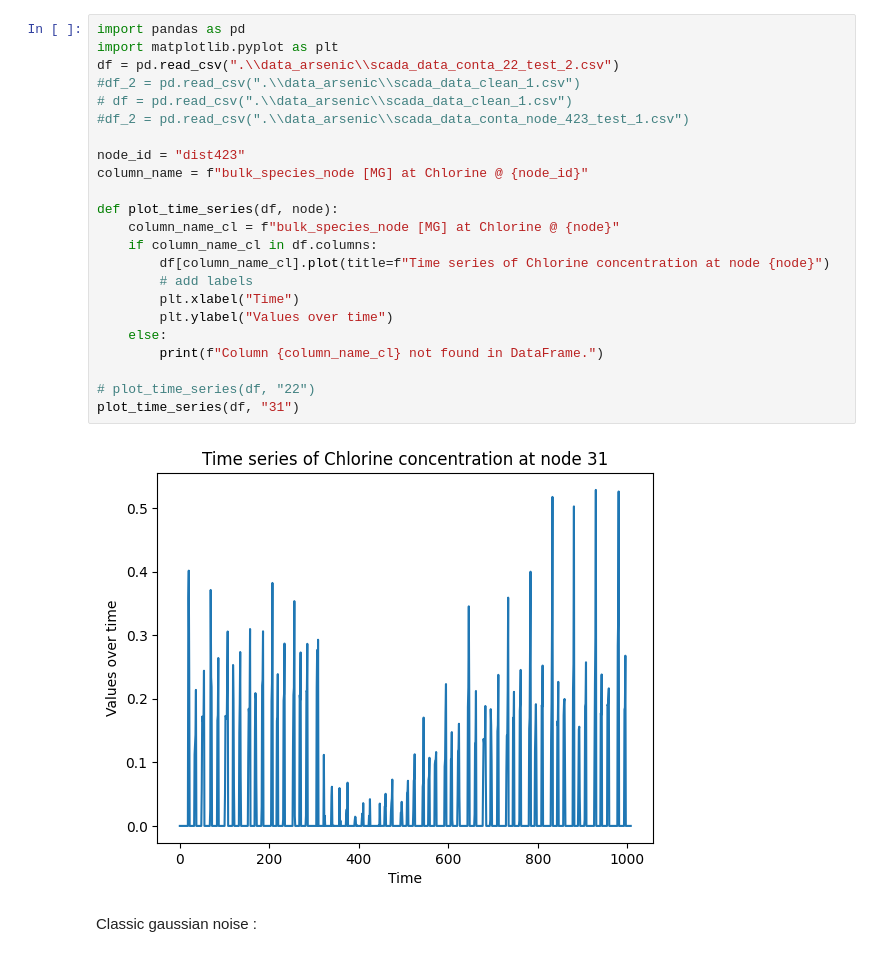
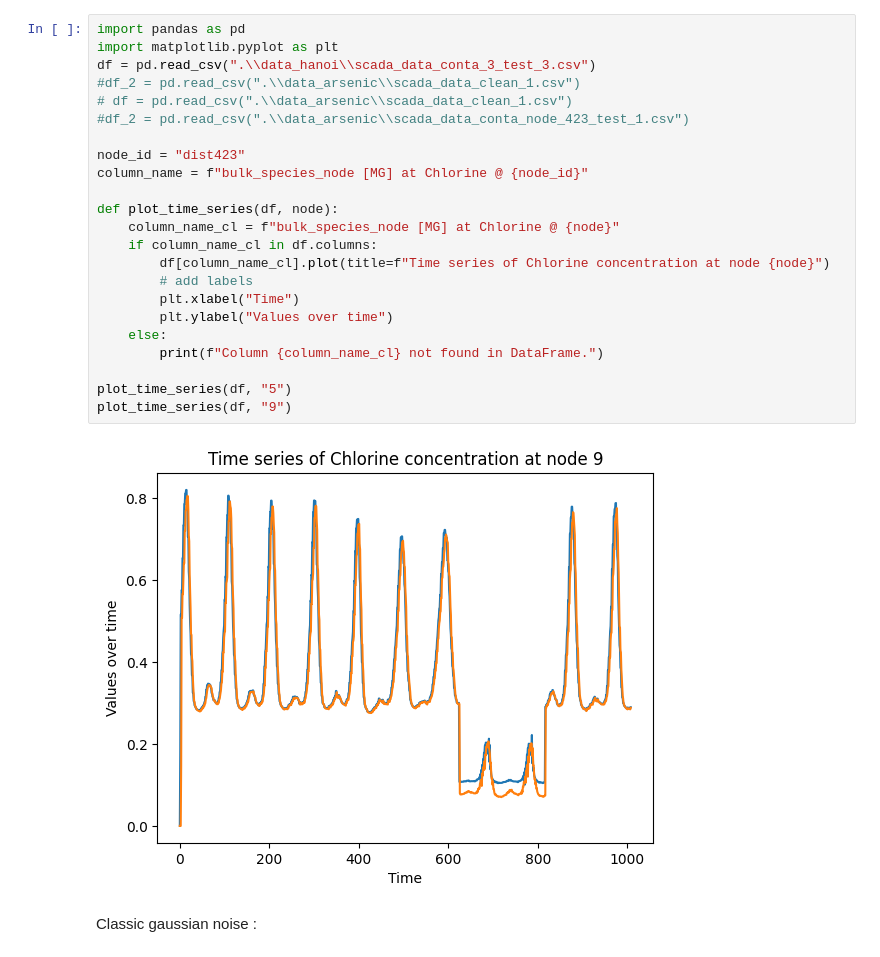
Before and after one commit to elineee/AI-for-Drinking-Water-Chlorination-Challenge-IJCAI-25, a Jupyter notebook: data/data_transformation.ipynb, the cells around one changed output. Drawn from its saved outputs; the diff is of its cells as text.

```diff
--- a/data/data_transformation.ipynb
+++ b/data/data_transformation.ipynb
@@ -1,28 +1,28 @@
 # %%
 import pandas as pd
 import matplotlib.pyplot as plt
-df = pd.read_csv(".\\data_arsenic\\scada_data_conta_22_test_2.csv")
+df = pd.read_csv(".\\data_hanoi\\scada_data_conta_3_test_3.csv")
 #df_2 = pd.read_csv(".\\data_arsenic\\scada_data_clean_1.csv")
 # df = pd.read_csv(".\\data_arsenic\\scada_data_clean_1.csv")
 #df_2 = pd.read_csv(".\\data_arsenic\\scada_data_conta_node_423_test_1.csv")
 
 node_id = "dist423"
 column_name = f"bulk_species_node [MG] at Chlorine @ {node_id}"
 
 def plot_time_series(df, node):
     column_name_cl = f"bulk_species_node [MG] at Chlorine @ {node}"
     if column_name_cl in df.columns:
         df[column_name_cl].plot(title=f"Time series of Chlorine concentration at node {node}")
         # add labels
         plt.xlabel("Time")
         plt.ylabel("Values over time")
     else:
         print(f"Column {column_name_cl} not found in DataFrame.")
 
-# plot_time_series(df, "22")
-plot_time_series(df, "31")
+plot_time_series(df, "5")
+plot_time_series(df, "9")
 # %% [output]
-[figure, old version]
+[figure, new version]
 # %% [markdown]
 Classic gaussian noise :
 # %%
```
Also changed, not shown: 2 other files.
